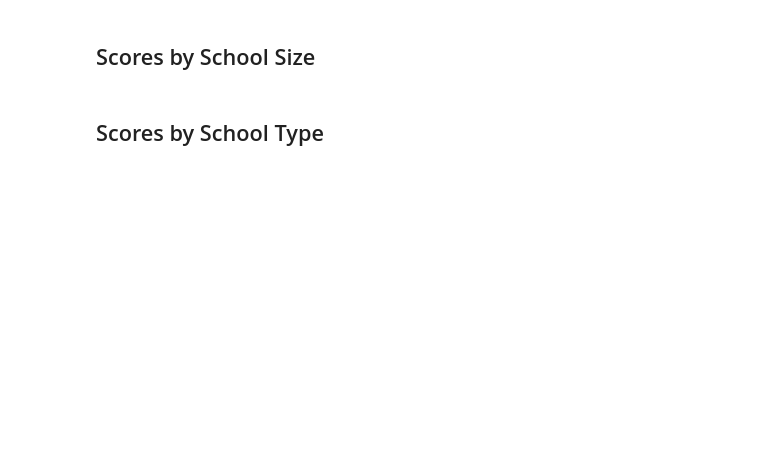
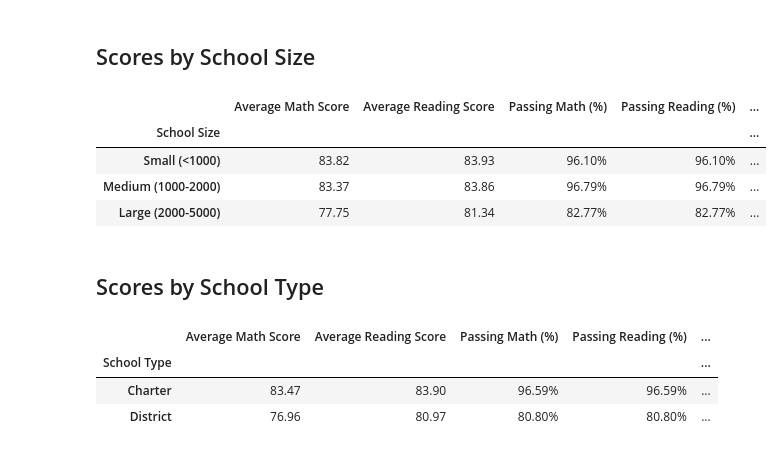
Before and after one commit to linderkm/pandas-challenge, a Jupyter notebook: PyCitySchools/analysis.ipynb, the cells around one changed output. Drawn from its saved outputs; the diff is of its cells as text; code cells hidden in the pictures; blank space fills up the shorter version.

```diff
--- a/PyCitySchools/analysis.ipynb
+++ b/PyCitySchools/analysis.ipynb
@@ -269,33 +332,46 @@ spending_summary
 #creating bins and lables. code provided in challenge documentation
 size_bins = [0, 1000, 2000, 5000]
 labels = ["Small (<1000)", "Medium (1000-2000)", "Large (2000-5000)"]
 
 #adding a new column to the overall summary dataframe, populating with bins (13)
 school_summary_final_copy["School Size"] = pd.cut(school_summary_final_copy["Student Count"],
                                              bins=size_bins,labels=labels,include_lowest=True)
 
 #calculating the mean of each group. code provided in challenge documentation
 size_math_scores = school_summary_final_copy.groupby(["School Size"])["Average Math Score"].mean()
 size_reading_scores = school_summary_final_copy.groupby(["School Size"])["Average Reading Score"].mean()
 size_passing_math = school_summary_final_copy.groupby(["School Size"])["Passing Math (%)"].mean()
 size_passing_reading = school_summary_final_copy.groupby(["School Size"])["Passing Reading (%)"].mean()
 overall_passing_size = school_summary_final_copy.groupby(["School Size"])["Total Passing (%)"].mean()
 
 #merging data into single dataframe
 size_summary = pd.merge(size_math_scores, size_reading_scores,
                             on="School Size")
 
 size_summary = pd.merge(size_summary, size_passing_math,
                             on="School Size")
 
 size_summary = pd.merge(size_summary, size_passing_reading,
                             on="School Size")
 
 size_summary = pd.merge(size_summary, overall_passing_size,
                             on="School Size")
 
+#formatting
+size_summary["Average Math Score"] = size_summary["Average Math Score"].map("{:,.2f}".format)
+size_summary["Average Reading Score"] = size_summary["Average Reading Score"].map("{:,.2f}".format)
+size_summary["Passing Math (%)"] = size_summary["Passing Reading (%)"].map("{:,.2f}%".format)
+size_summary["Passing Reading (%)"] = size_summary["Passing Reading (%)"].map("{:,.2f}%".format)
+size_summary["Total Passing (%)"] = size_summary["Total Passing (%)"].map("{:,.2f}%".format)
+
 
 size_summary
+# %% [output]
+|  | Average Math Score | Average Reading Score | Passing Math (%) | Passing Reading (%) | ... |
+| School Size |  |  |  |  | ... |
+| Small (<1000) | 83.82 | 83.93 | 96.10% | 96.10% | ... |
+| Medium (1000-2000) | 83.37 | 83.86 | 96.79% | 96.79% | ... |
+| Large (2000-5000) | 77.75 | 81.34 | 82.77% | 82.77% | ... |
 # %% [markdown]
 ## Scores by School Type
 # %%
@@ -313,4 +389,16 @@ type_summary = pd.DataFrame(pd.concat([average_math_score_by_type,average_readin
                          average_percent_passing_math_by_type, average_percent_passing_reading_by_type,
                          average_percent_overall_passing_by_type], axis=1))
 
+#formatting
+type_summary["Average Math Score"] = type_summary["Average Math Score"].map("{:,.2f}".format)
+type_summary["Average Reading Score"] = type_summary["Average Reading Score"].map("{:,.2f}".format)
+type_summary["Passing Math (%)"] = type_summary["Passing Reading (%)"].map("{:,.2f}%".format)
+type_summary["Passing Reading (%)"] = type_summary["Passing Reading (%)"].map("{:,.2f}%".format)
+type_summary["Total Passing (%)"] = type_summary["Total Passing (%)"].map("{:,.2f}%".format)
+
 type_summary
+# %% [output]
+|  | Average Math Score | Average Reading Score | Passing Math (%) | Passing Reading (%) | ... |
+| School Type |  |  |  |  | ... |
+| Charter | 83.47 | 83.90 | 96.59% | 96.59% | ... |
+| District | 76.96 | 80.97 | 80.80% | 80.80% | ... |
```
Also changed, not shown: parts of 9 cells of this notebook, 1 other file.
